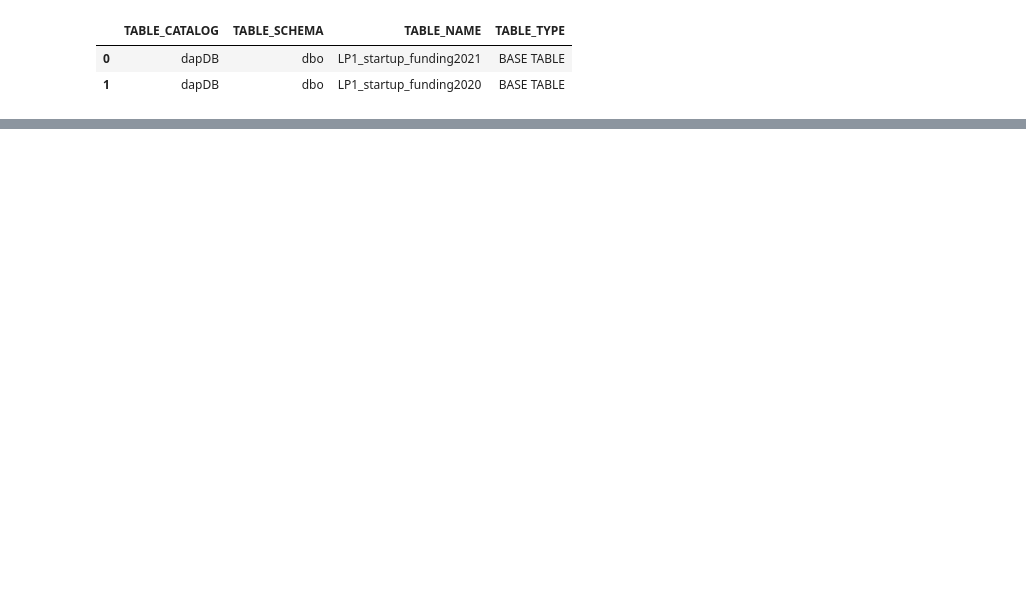
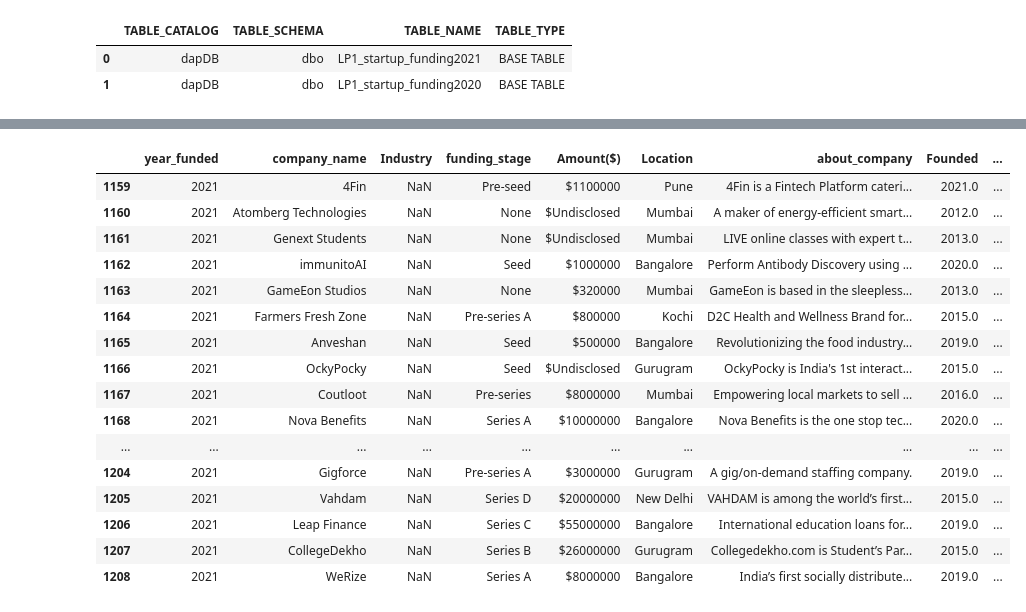
Before and after one commit to Starlady1/Analysis-of-Indian-Start-up-Ecosystem, a Jupyter notebook: Notebooks/start.ipynb, the cells around one changed output, grey strips where cells are left out. Cells and saved outputs as stored; diff of their text form; code cells hidden in the pictures; blank space fills up the shorter version.

```diff
--- a/Notebooks/start.ipynb
+++ b/Notebooks/start.ipynb
@@ -101,0 +245,14 @@ data_21.head()
+# %%
+#add a column for the year funding was recieved for each dataframe
+data_21.insert(0,'year_funded','2021',allow_duplicates = True)
+data_20.insert(0,'year_funded','2020',allow_duplicates = True)
+data_19.insert(0,'year_funded','2019',allow_duplicates= True)
+data_18.insert(0,'year_funded','2018',allow_duplicates = True)
+# %%
+#rename column names for each dataframe for uniformity before merging
+
+data_18.rename(columns = {'Company Name':'company_name','Round/Series':'funding_stage','About Company': 'about_company','Amount':'Amount($)'},inplace = True)
+data_19.rename(columns = {'Company/Brand':'company_name','HeadQuarter':'Location','Sector':'industry','What it does' :'about_company','Amount':'Amount($)','Stage': 'funding_stage'},inplace = True)
+data_20.rename(columns = {'Company/Brand':'company_name','HeadQuarter':'Location','Sector':'industry','What_it_does' :'about_company','Amount':'Amount($)','Stage': 'funding_stage'},inplace = True)
+data_21.rename(columns = {'Company_Brand':'company_name','HeadQuarter':'Location','Sector':'industry','What_it_does' :'about_company','Amount':'Amount($)','Stage': 'funding_stage'},inplace = True)
+data_21.head(5)
@@ -101,0 +266,28 @@ data_21.head()
+# %%
+# merge all dataframes
+
+merged_df = pd.concat([data_18,data_19,data_20,data_21], axis = 0)
+# pd.concat([df1, df2], axis=1)
+# df.head(10)
+# df.info()
+# df.describe()
+# df.isnull().sum()
+merged_df.tail(50)
+# %% [output]
+|  | year_funded | company_name | Industry | funding_stage | Amount($) | Location | about_company | Founded | ... |
+| 1159 | 2021 | 4Fin | NaN | Pre-seed | $1100000 | Pune | 4Fin is a Fintech Platform cateri... | 2021.0 | ... |
+| 1160 | 2021 | Atomberg Technologies | NaN | None | $Undisclosed | Mumbai | A maker of energy-efficient smart... | 2012.0 | ... |
+| 1161 | 2021 | Genext Students | NaN | None | $Undisclosed | Mumbai | LIVE online classes with expert t... | 2013.0 | ... |
+| 1162 | 2021 | immunitoAI | NaN | Seed | $1000000 | Bangalore | Perform Antibody Discovery using ... | 2020.0 | ... |
+| 1163 | 2021 | GameEon Studios | NaN | None | $320000 | Mumbai | GameEon is based in the sleepless... | 2013.0 | ... |
+| 1164 | 2021 | Farmers Fresh Zone | NaN | Pre-series A | $800000 | Kochi | D2C Health and Wellness Brand for... | 2015.0 | ... |
+| 1165 | 2021 | Anveshan | NaN | Seed | $500000 | Bangalore | Revolutionizing the food industry... | 2019.0 | ... |
+| 1166 | 2021 | OckyPocky | NaN | Seed | $Undisclosed | Gurugram | OckyPocky is India's 1st interact... | 2015.0 | ... |
+| 1167 | 2021 | Coutloot | NaN | Pre-series | $8000000 | Mumbai | Empowering local markets to sell ... | 2016.0 | ... |
+| 1168 | 2021 | Nova Benefits | NaN | Series A | $10000000 | Bangalore | Nova Benefits is the one stop tec... | 2020.0 | ... |
+| ... | ... | ... | ... | ... | ... | ... | ... | ... | ... |
+| 1204 | 2021 | Gigforce | NaN | Pre-series A | $3000000 | Gurugram | A gig/on-demand staffing company. | 2019.0 | ... |
+| 1205 | 2021 | Vahdam | NaN | Series D | $20000000 | New Delhi | VAHDAM is among the world’s first... | 2015.0 | ... |
+| 1206 | 2021 | Leap Finance | NaN | Series C | $55000000 | Bangalore | International education loans for... | 2019.0 | ... |
+| 1207 | 2021 | CollegeDekho | NaN | Series B | $26000000 | Gurugram | Collegedekho.com is Student’s Par... | 2015.0 | ... |
+| 1208 | 2021 | WeRize | NaN | Series A | $8000000 | Bangalore | India’s first socially distribute... | 2019.0 | ... |
```
Also changed, not shown: parts of 17 cells of this notebook.
